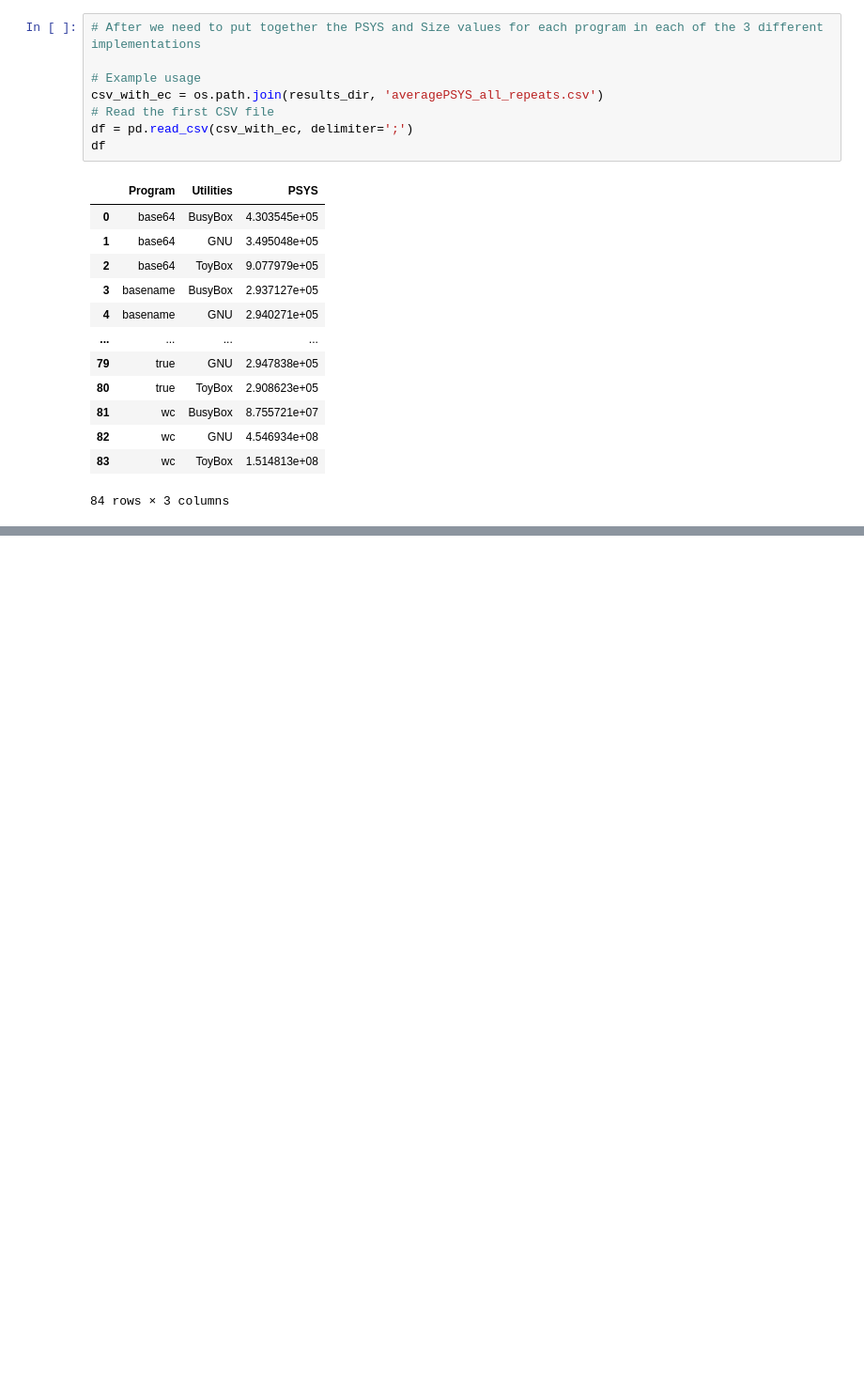
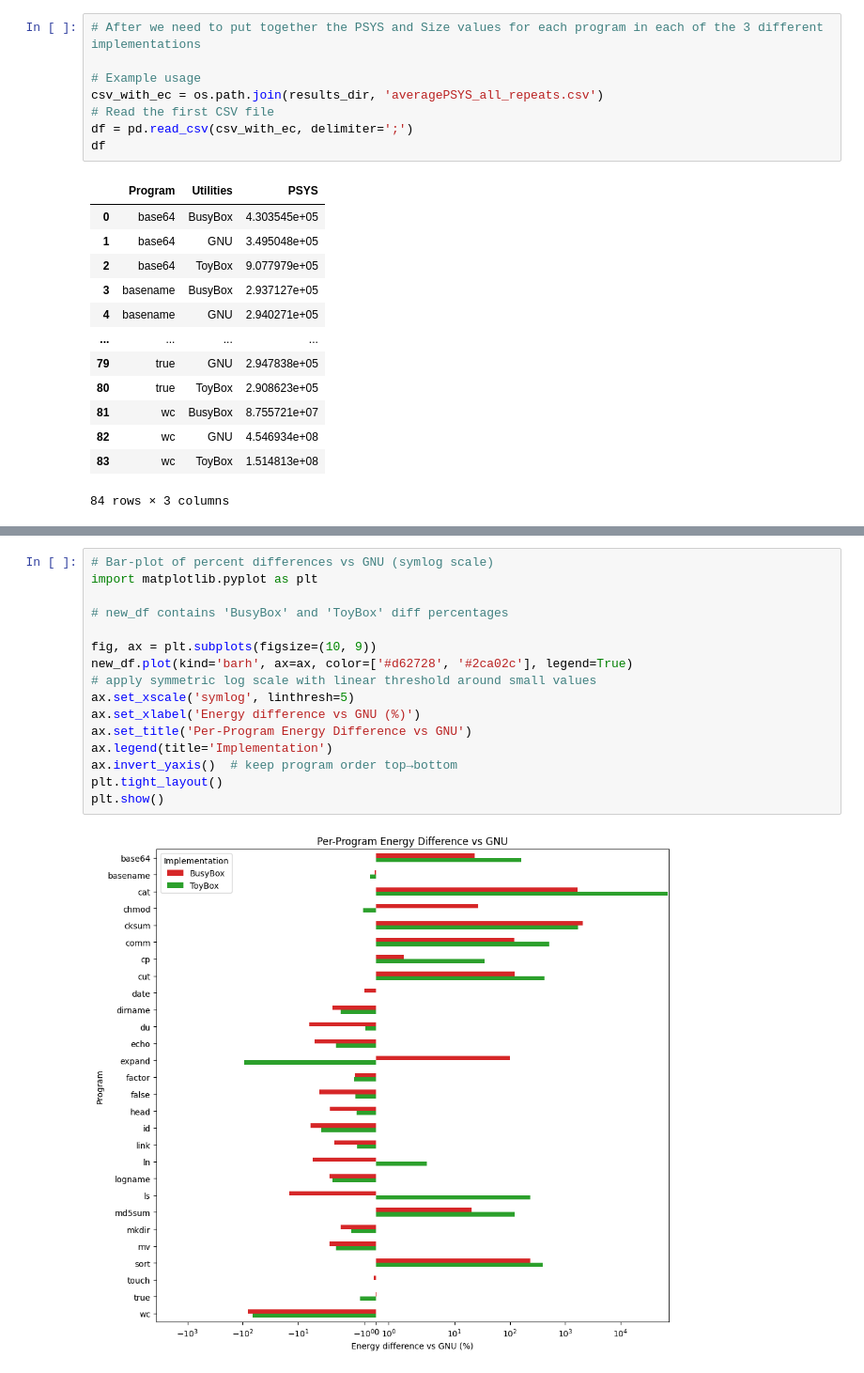
Before and after one commit to ternava/bloat-energy-consumption, a Jupyter notebook: notebooks/metrics.ipynb, the cells around one changed output, grey strips where cells are left out. Shown at 94% size. Cells and saved outputs as stored; diff of their text form; blank space fills up the shorter version.

```diff
--- a/notebooks/metrics.ipynb
+++ b/notebooks/metrics.ipynb
@@ -87,0 +161,18 @@ new_df
+# %%
+# Bar-plot of percent differences vs GNU (symlog scale)
+import matplotlib.pyplot as plt
+
+# new_df contains 'BusyBox' and 'ToyBox' diff percentages
+
+fig, ax = plt.subplots(figsize=(10, 9))
+new_df.plot(kind='barh', ax=ax, color=['#d62728', '#2ca02c'], legend=True)
+# apply symmetric log scale with linear threshold around small values
+ax.set_xscale('symlog', linthresh=5)
+ax.set_xlabel('Energy difference vs GNU (%)')
+ax.set_title('Per-Program Energy Difference vs GNU')
+ax.legend(title='Implementation')
+ax.invert_yaxis()  # keep program order top→bottom
+plt.tight_layout()
+plt.show()
+# %% [output]
+[figure, added]
```
Also changed, not shown: parts of 5 cells of this notebook, 5 other files.
